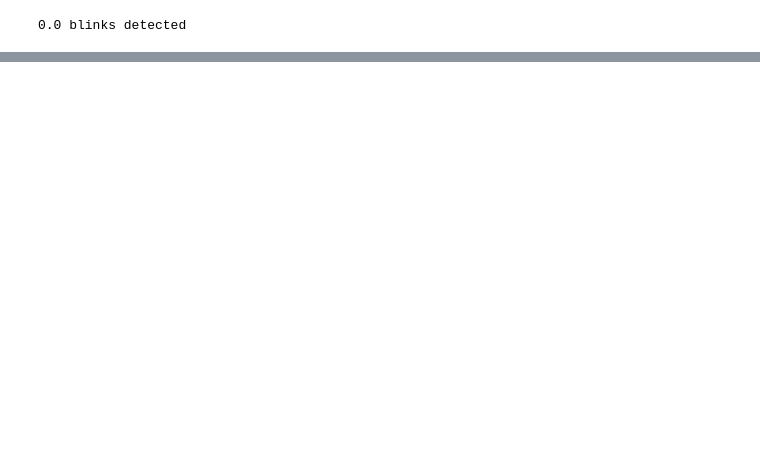
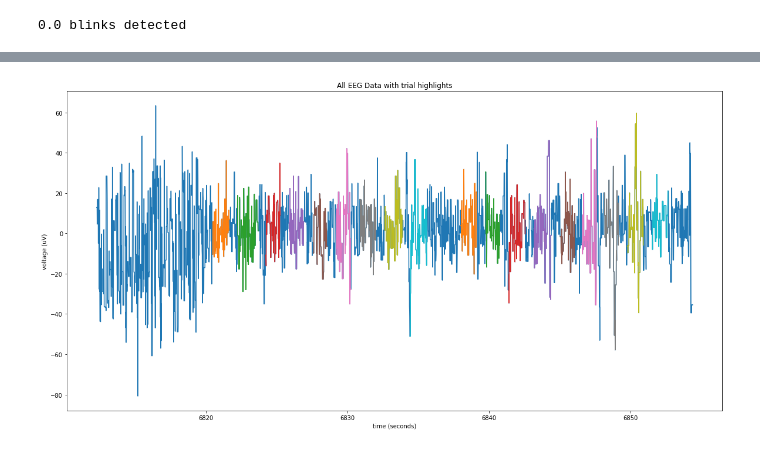
Before and after one commit to D1o0g9s/EEGFaceDetection, a Jupyter notebook: Data_Analysis/View_XDF.ipynb, the cells around one changed output, grey strips where cells are left out. Saved outputs shown, nothing was run; the diff lists cells and outputs as text; code cells hidden in the pictures; blank space fills up the shorter version.

```diff
--- a/Data_Analysis/View_XDF.ipynb
+++ b/Data_Analysis/View_XDF.ipynb
@@ -82,0 +160,15 @@ first_trial = getMarkerBoundSingleMarkerData('NewImageStart', 'NewImageEnd', XDF
+# %%
+plt.figure(figsize=(20,10))
+
+plotEEG(XDF_Data)
+
+trials, _, _ = getMarkerBoundSingleMarkerData('NewImageStart', 'NewImageEnd', XDF_Data, go_backward=False)
+for i, trial in enumerate(trials):
+    plotEEG(trial)
+
+plt.xlabel("time (seconds)")
+plt.ylabel("voltage (uV)")
+plt.title("All EEG Data with trial highlights")
+plt.show()
+# %% [output]
+[figure, added]
```
Also changed, not shown: parts of 27 cells of this notebook, 4 other files.
